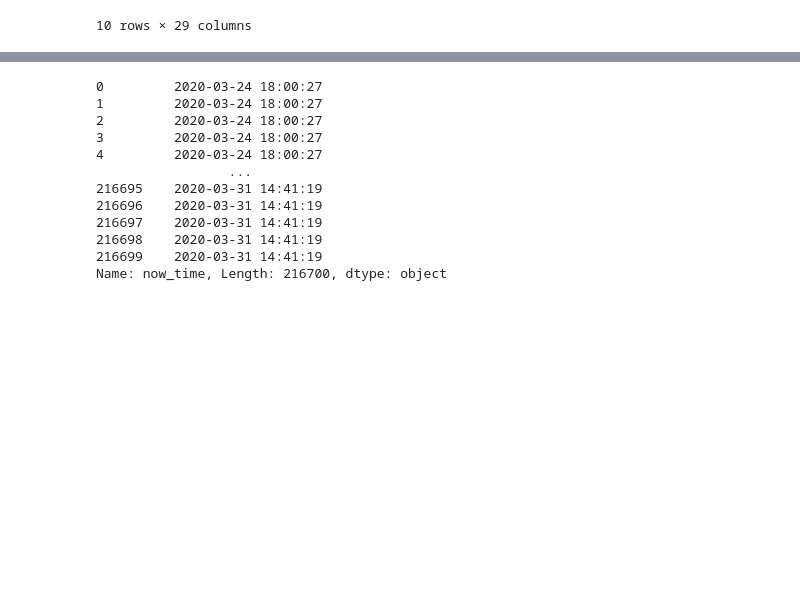
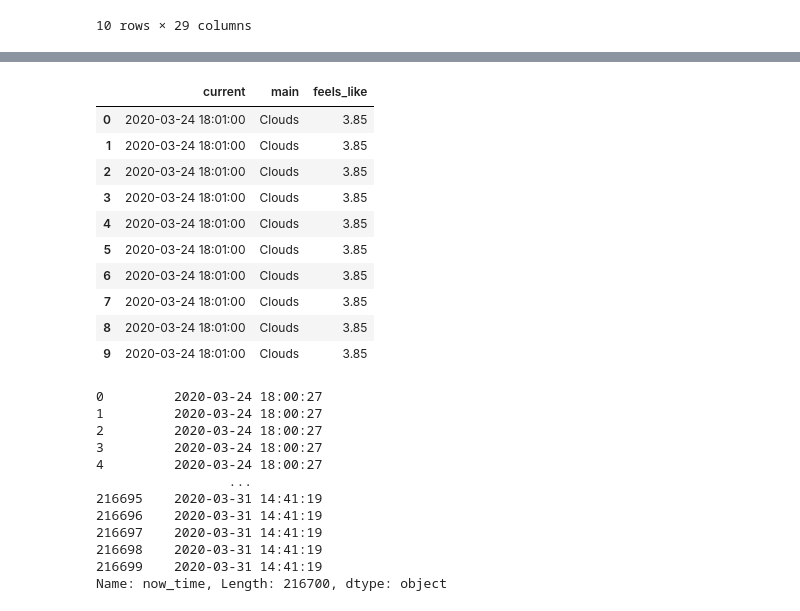
Before and after one commit to wingkicwk/group-20, a Jupyter notebook: software-engineering-machine-learning-model.ipynb, the cells around one changed output, grey strips where cells are left out. Drawn from its saved outputs; the diff is of its cells as text; code cells hidden in the pictures; blank space fills up the shorter version.

```diff
--- a/software-engineering-machine-learning-model.ipynb
+++ b/software-engineering-machine-learning-model.ipynb
@@ -187,0 +233,8 @@ df_3
+# %%
+from datetime import datetime, date, timedelta
+for index, elem in df_3['current'].items():
+    if df_3.loc[index,'timezone'] =="3600":
+
+        a = elem  + timedelta(hours=1)
+
+        df_3.loc[index,'current'] = elem  + timedelta(hours=1)
@@ -187,0 +258,10 @@ df_3
+# %%
+df_3['hour'] = None
+df_3['weekday'] = None
+for index, elem in df_3['current'].items():
+#     d = datetime.strptime(elem, '%Y-%m-%d %H:%M:%S')
+
+    hour = elem.hour
+    weekday = elem.weekday()
+    df_3.loc[index,'hour'] = hour
+    df_3.loc[index,'weekday'] = weekday
@@ -188,3 +288,19 @@ df_3
+# %%
+df = df_3.drop(columns=['lon', 'lat','weather_id','description','icon','base','temp','temp_min','temp_max','pressure','humidity','visibility','speed','deg','gust','clouds_all','dt','sys_type','sys_id','sys_country','sunrise','sunset','timezone','id','name','cod'])
+# %%
+df.head(10)
+# %% [output]
+|  | current | main | feels_like |
+| 0 | 2020-03-24 18:01:00 | Clouds | 3.85 |
+| 1 | 2020-03-24 18:01:00 | Clouds | 3.85 |
+| 2 | 2020-03-24 18:01:00 | Clouds | 3.85 |
+| 3 | 2020-03-24 18:01:00 | Clouds | 3.85 |
+| 4 | 2020-03-24 18:01:00 | Clouds | 3.85 |
+| 5 | 2020-03-24 18:01:00 | Clouds | 3.85 |
+| 6 | 2020-03-24 18:01:00 | Clouds | 3.85 |
+| 7 | 2020-03-24 18:01:00 | Clouds | 3.85 |
+| 8 | 2020-03-24 18:01:00 | Clouds | 3.85 |
+| 9 | 2020-03-24 18:01:00 | Clouds | 3.85 |
 # %%
 df = df['now_time']
 df
```
Also changed, not shown: parts of 14 cells of this notebook.
